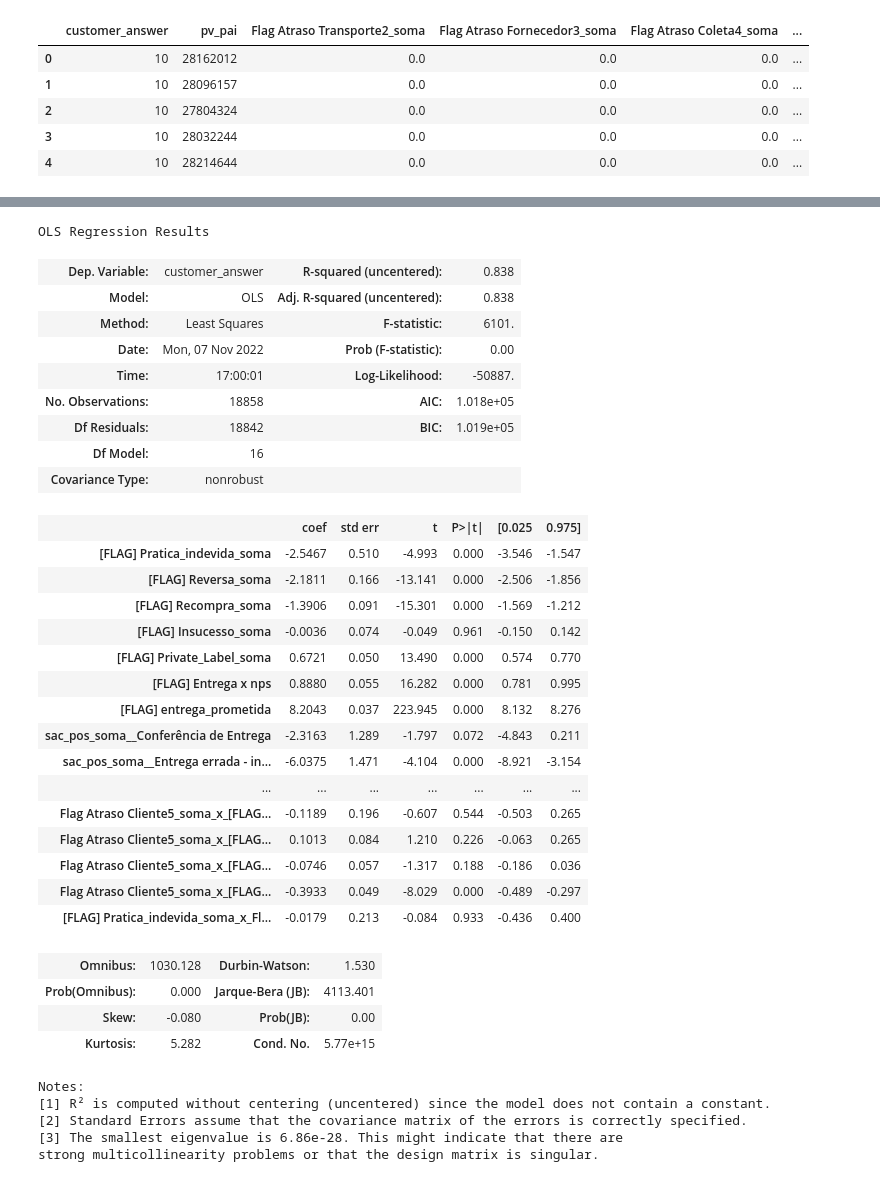
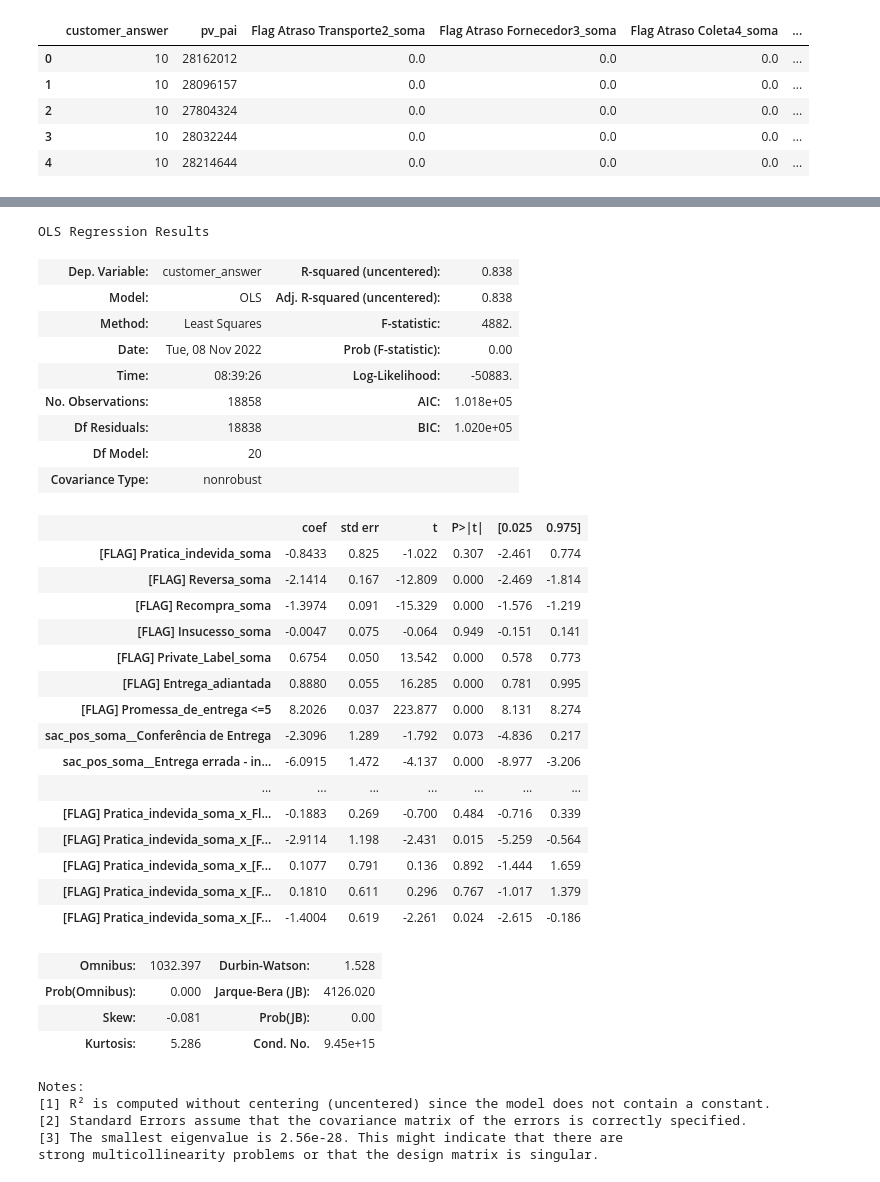
Before and after one commit to mvvilasboas/NPS_Bulky, a Jupyter notebook: analise_corr_varDummy.ipynb, the cells around one changed output, grey strips where cells are left out. Saved outputs shown, nothing was run; the diff lists cells and outputs as text; code cells hidden in the pictures.

```diff
--- a/analise_corr_varDummy.ipynb
+++ b/analise_corr_varDummy.ipynb
@@ -330,42 +331,42 @@ Covariance Type:            nonrobust
 strong multicollinearity problems or that the design matrix is singular.
 # %%
-sac_pos = X_vars.iloc[:,1:18]
+sac_pos = X_vars.iloc[:,1:22]
 
 regressao = sm.OLS(base['customer_answer'], sac_pos).fit()
 regressao.summary()
 # %% [output]
 OLS Regression Results
 | Dep. Variable: | customer_answer | R-squared (uncentered): | 0.838 |
 | Model: | OLS | Adj. R-squared (uncentered): | 0.838 |
-| Method: | Least Squares | F-statistic: | 6101. |
-| Date: | Mon, 07 Nov 2022 | Prob (F-statistic): | 0.00 |
-| Time: | 17:00:01 | Log-Likelihood: | -50887. |
+| Method: | Least Squares | F-statistic: | 4882. |
+| Date: | Tue, 08 Nov 2022 | Prob (F-statistic): | 0.00 |
+| Time: | 08:39:26 | Log-Likelihood: | -50883. |
 | No. Observations: | 18858 | AIC: | 1.018e+05 |
-| Df Residuals: | 18842 | BIC: | 1.019e+05 |
-| Df Model: | 16 |  |  |
+| Df Residuals: | 18838 | BIC: | 1.020e+05 |
+| Df Model: | 20 |  |  |
 | Covariance Type: | nonrobust |  |  |
 |  | coef | std err | t | P>|t| | [0.025 | 0.975] |
-| [FLAG] Pratica_indevida_soma | -2.5467 | 0.510 | -4.993 | 0.000 | -3.546 | -1.547 |
-| [FLAG] Reversa_soma | -2.1811 | 0.166 | -13.141 | 0.000 | -2.506 | -1.856 |
-| [FLAG] Recompra_soma | -1.3906 | 0.091 | -15.301 | 0.000 | -1.569 | -1.212 |
-| [FLAG] Insucesso_soma | -0.0036 | 0.074 | -0.049 | 0.961 | -0.150 | 0.142 |
-| [FLAG] Private_Label_soma | 0.6721 | 0.050 | 13.490 | 0.000 | 0.574 | 0.770 |
-| [FLAG] Entrega x nps | 0.8880 | 0.055 | 16.282 | 0.000 | 0.781 | 0.995 |
-| [FLAG] entrega_prometida | 8.2043 | 0.037 | 223.945 | 0.000 | 8.132 | 8.276 |
-| sac_pos_soma__Conferência de Entrega | -2.3163 | 1.289 | -1.797 | 0.072 | -4.843 | 0.211 |
-| sac_pos_soma__Entrega errada - in... | -6.0375 | 1.471 | -4.104 | 0.000 | -8.921 | -3.154 |
+| [FLAG] Pratica_indevida_soma | -0.8433 | 0.825 | -1.022 | 0.307 | -2.461 | 0.774 |
+| [FLAG] Reversa_soma | -2.1414 | 0.167 | -12.809 | 0.000 | -2.469 | -1.814 |
+| [FLAG] Recompra_soma | -1.3974 | 0.091 | -15.329 | 0.000 | -1.576 | -1.219 |
+| [FLAG] Insucesso_soma | -0.0047 | 0.075 | -0.064 | 0.949 | -0.151 | 0.141 |
+| [FLAG] Private_Label_soma | 0.6754 | 0.050 | 13.542 | 0.000 | 0.578 | 0.773 |
+| [FLAG] Entrega_adiantada | 0.8880 | 0.055 | 16.285 | 0.000 | 0.781 | 0.995 |
+| [FLAG] Promessa_de_entrega <=5 | 8.2026 | 0.037 | 223.877 | 0.000 | 8.131 | 8.274 |
+| sac_pos_soma__Conferência de Entrega | -2.3096 | 1.289 | -1.792 | 0.073 | -4.836 | 0.217 |
+| sac_pos_soma__Entrega errada - in... | -6.0915 | 1.472 | -4.137 | 0.000 | -8.977 | -3.206 |
 | ... | ... | ... | ... | ... | ... | ... |
-| Flag Atraso Cliente5_soma_x_[FLAG... | -0.1189 | 0.196 | -0.607 | 0.544 | -0.503 | 0.265 |
-| Flag Atraso Cliente5_soma_x_[FLAG... | 0.1013 | 0.084 | 1.210 | 0.226 | -0.063 | 0.265 |
-| Flag Atraso Cliente5_soma_x_[FLAG... | -0.0746 | 0.057 | -1.317 | 0.188 | -0.186 | 0.036 |
-| Flag Atraso Cliente5_soma_x_[FLAG... | -0.3933 | 0.049 | -8.029 | 0.000 | -0.489 | -0.297 |
-| [FLAG] Pratica_indevida_soma_x_Fl... | -0.0179 | 0.213 | -0.084 | 0.933 | -0.436 | 0.400 |
+| [FLAG] Pratica_indevida_soma_x_Fl... | -0.1883 | 0.269 | -0.700 | 0.484 | -0.716 | 0.339 |
+| [FLAG] Pratica_indevida_soma_x_[F... | -2.9114 | 1.198 | -2.431 | 0.015 | -5.259 | -0.564 |
+| [FLAG] Pratica_indevida_soma_x_[F... | 0.1077 | 0.791 | 0.136 | 0.892 | -1.444 | 1.659 |
+| [FLAG] Pratica_indevida_soma_x_[F... | 0.1810 | 0.611 | 0.296 | 0.767 | -1.017 | 1.379 |
+| [FLAG] Pratica_indevida_soma_x_[F... | -1.4004 | 0.619 | -2.261 | 0.024 | -2.615 | -0.186 |
-| Omnibus: | 1030.128 | Durbin-Watson: | 1.530 |
-| Prob(Omnibus): | 0.000 | Jarque-Bera (JB): | 4113.401 |
-| Skew: | -0.080 | Prob(JB): | 0.00 |
-| Kurtosis: | 5.282 | Cond. No. | 5.77e+15 |
+| Omnibus: | 1032.397 | Durbin-Watson: | 1.528 |
+| Prob(Omnibus): | 0.000 | Jarque-Bera (JB): | 4126.020 |
+| Skew: | -0.081 | Prob(JB): | 0.00 |
+| Kurtosis: | 5.286 | Cond. No. | 9.45e+15 |
 Notes:
 [1] R² is computed without centering (uncentered) since the model does not contain a constant.
 [2] Standard Errors assume that the covariance matrix of the errors is correctly specified.
-[3] The smallest eigenvalue is 6.86e-28. This might indicate that there are
+[3] The smallest eigenvalue is 2.56e-28. This might indicate that there are
 strong multicollinearity problems or that the design matrix is singular.
```
Also changed, not shown: parts of 13 cells of this notebook.
